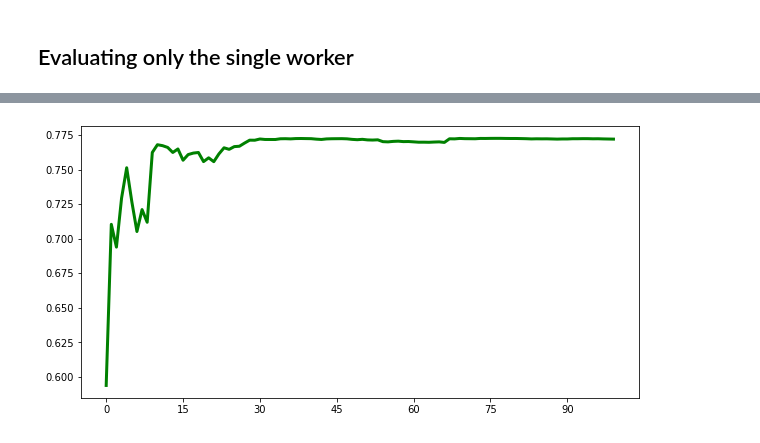
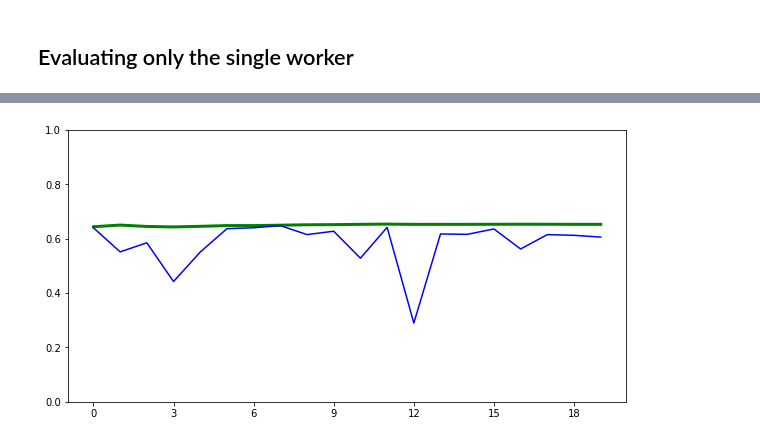
Before and after one commit to alexbergamasco96/NS_FederatedLearning, a Jupyter notebook: test.ipynb, the cells around one changed output, grey strips where cells are left out. Drawn from its saved outputs; the diff is of its cells as text; code cells hidden in the pictures.

Commit message:
Single client comparison

```diff
--- a/test.ipynb
+++ b/test.ipynb
@@ -118,22 +19,16 @@ server.return_to_workers()
-# %%
-pred_server = server.evaluate(test_X)
-print('Mean squared error: %.2f'
-         % mean_squared_error(test_y, pred_server))
-print('Coefficient of determinaton: %.2f'
-         % r2_score(test_y, pred_server))
 # %% [markdown]
 # Multi Rounds
 # %%
 num_workers = 4
-num_rounds = 100
+num_rounds = 20
 
-m = 2.3
-c = 1.6
+m = -2.9
+c = 1.1
 # %%
-dataset_X = np.linspace(0, 10, 2000)
+dataset_X = np.linspace(0, 10, 1000)
 np.random.shuffle(dataset_X)
 
-dataset_y =  dataset_X * m + c +  np.random.randn(dataset_X.size) * math.sqrt(10)
+dataset_y =  dataset_X * m + c +  np.random.randn(dataset_X.size) * math.sqrt(30)
 
 dataset_X = dataset_X.reshape(-1,1)
 # %%
@@ -301,0 +213,23 @@ ValueError: x and y must have same first dimension, but have shapes (100,) and (
+# %%
+worker_list = []
+worker_list.append(Worker(coef = np.zeros(shape=dataset_X[0].size), intercept = np.zeros(shape=1), model=linear_model.LinearRegression()))
+
+server = Server(coef = np.zeros(shape=dataset_X[0].size), intercept = np.zeros(shape=1), workers = worker_list, num_features = dataset_X[0].size)
+
+
+error_single = []
+score_single = []
+
+
+for i in range(0, num_rounds):
+
+    worker_list[0].model.fit(X = train_list_X[i*num_workers] , y = train_list_y[i*num_workers])
+
+    pred_server = worker_list[0].model.predict(test_X)
+    print('------ROUND {}------'.format(i))
+    print('Mean squared error: %.3f'
+          % mean_squared_error(test_y, pred_server))
+    print('Coefficient of determinaton: %.3f \n'
+          % r2_score(test_y, pred_server))
+    error_single.append(mean_squared_error(test_y, pred_server))
+    score_single.append(r2_score(test_y, pred_server))
@@ -302,16 +254,18 @@ ValueError: x and y must have same first dimension, but have shapes (100,) and (
 # %%
 figure(figsize=(10,5))
 
 x = np.arange(num_rounds)
 
 plt.plot(x, score, color='green', linewidth=3)
 plt.plot(x, score_single, color='blue')
 
 ax = plt.gca()
 ax.get_yaxis().get_major_formatter().set_scientific(False)
 
 ax.xaxis.set_major_locator(MaxNLocator(integer=True))
 
+ax.set_ylim([0,1])
+
 plt.draw()
 # %% [output]
-[figure, old version]
+[figure, new version]
```
Also changed, not shown: parts of 25 cells of this notebook, 4 other files.
